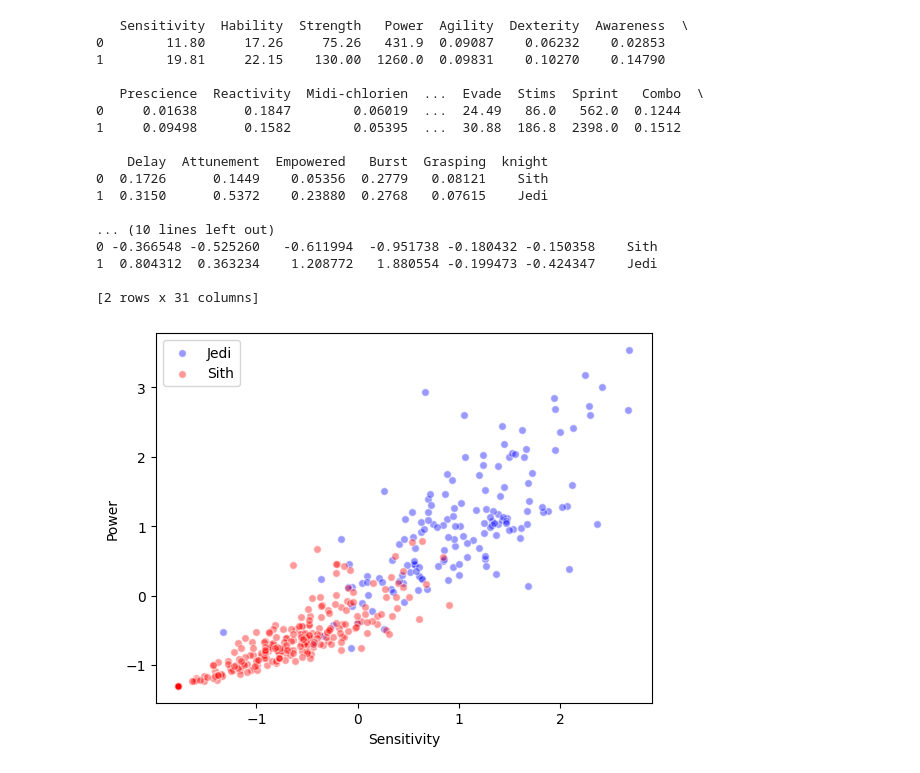
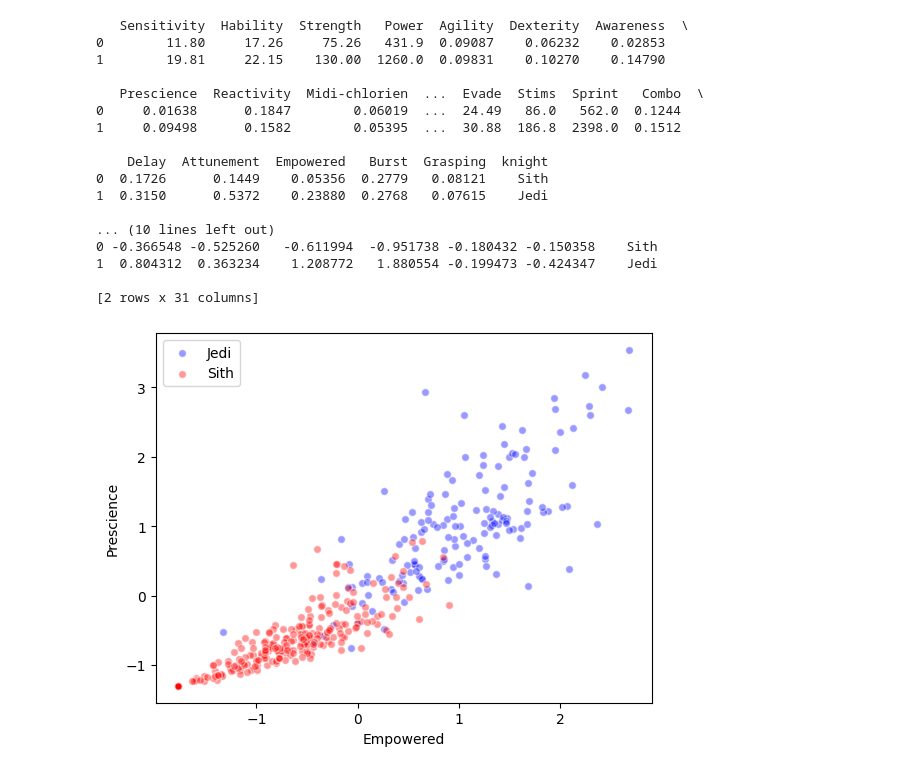
Before and after one commit to Jamie135/Piscine_Data_Science, a Jupyter notebook: Day03/ex03/standardization.ipynb, the cells around one changed output. Saved outputs shown, nothing was run; the diff lists cells and outputs as text; code cells hidden in the pictures.

```diff
--- a/Day03/ex03/standardization.ipynb
+++ b/Day03/ex03/standardization.ipynb
@@ -20,33 +20,35 @@ if 'knight' in data:
     grouped = data.groupby("knight")
     jedi_data = grouped.get_group("Jedi")
     sith_data = grouped.get_group("Sith")
     js, jp = jedi_data["Empowered"], jedi_data["Prescience"]
     ss, sp = sith_data["Empowered"], sith_data["Prescience"]
     plt.scatter(js, jp, color="blue", s=30, alpha=0.4, edgecolors="white")
     plt.scatter(ss, sp, color="red", s=30, alpha=0.4, edgecolors="white")
-    plt.xlabel("Sensitivity")
-    plt.ylabel("Power")
+    plt.xlabel("Empowered")
+    plt.ylabel("Prescience")
     plt.legend(labels=("Jedi", "Sith"))
 else:
     plt.scatter(data['Empowered'], data['Prescience'], color="green", s=30, alpha=0.4, edgecolors="white")
+    plt.xlabel("Empowered")
+    plt.ylabel("Prescience")
     plt.legend(['Knight'])
 plt.show()
 # %% [output]
    Sensitivity  Hability  Strength   Power  Agility  Dexterity  Awareness  \
 0        11.80     17.26     75.26   431.9  0.09087    0.06232    0.02853
 1        19.81     22.15    130.00  1260.0  0.09831    0.10270    0.14790
 
    Prescience  Reactivity  Midi-chlorien  ...  Evade  Stims  Sprint   Combo  \
 0     0.01638      0.1847        0.06019  ...  24.49   86.0   562.0  0.1244
 1     0.09498      0.1582        0.05395  ...  30.88  186.8  2398.0  0.1512
 
     Delay  Attunement  Empowered   Burst  Grasping  knight
 0  0.1726      0.1449    0.05356  0.2779   0.08121    Sith
 1  0.3150      0.5372    0.23880  0.2768   0.07615    Jedi
 
 ... (10 lines left out)
 0 -0.366548 -0.525260   -0.611994  -0.951738 -0.180432 -0.150358    Sith
 1  0.804312  0.363234    1.208772   1.880554 -0.199473 -0.424347    Jedi
 
 [2 rows x 31 columns]
-[figure, old version]
+[figure, new version]
```
